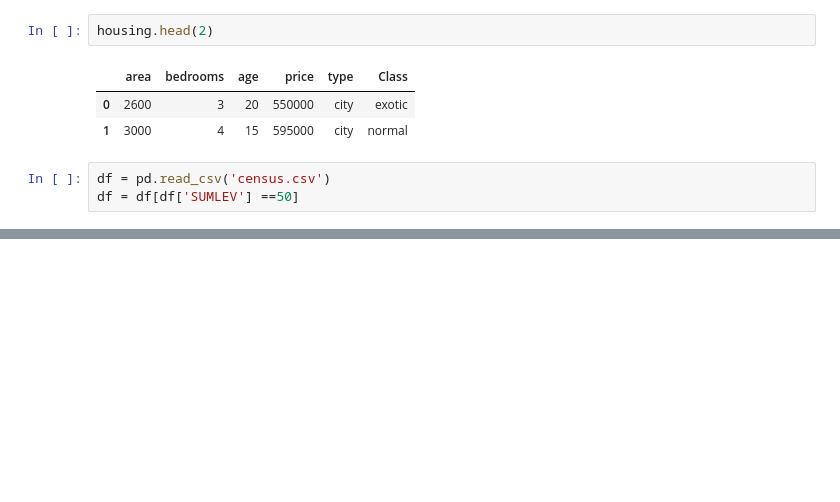
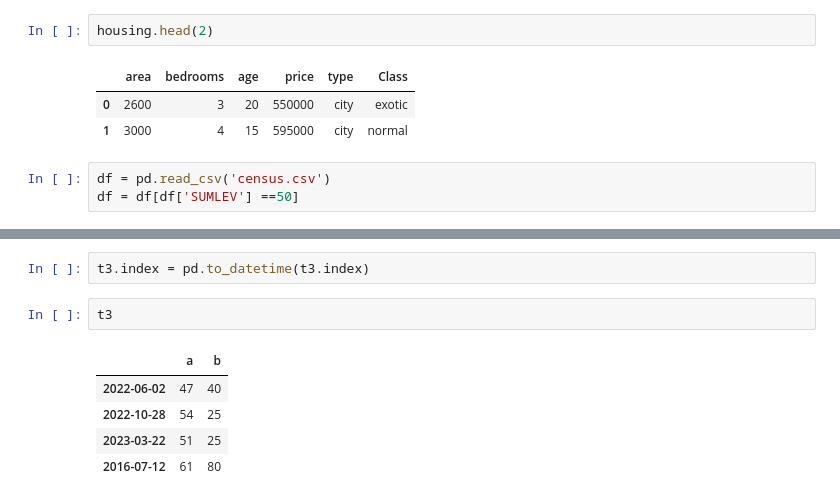
Before and after one commit to shohelbspi/Introduction-to-Data-Science-in-Python, a Jupyter notebook: Week_3.ipynb, the cells around one changed output, grey strips where cells are left out. Saved outputs shown, nothing was run; the diff lists cells and outputs as text; blank space fills up the shorter version.

```diff
--- a/Week_3.ipynb
+++ b/Week_3.ipynb
@@ -1357,0 +1476,10 @@ Name: First Tier Top University, dtype: float64
+# %%
+t3.index = pd.to_datetime(t3.index)
+# %%
+t3
+# %% [output]
+|  | a | b |
+| 2022-06-02 | 47 | 40 |
+| 2022-10-28 | 54 | 25 |
+| 2023-03-22 | 51 | 25 |
+| 2016-07-12 | 61 | 80 |
```
Also changed, not shown: parts of 161 cells of this notebook.
